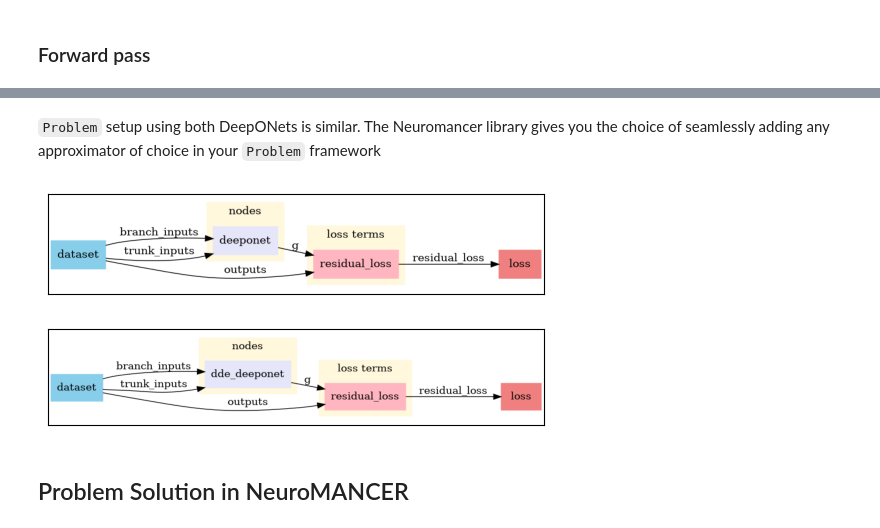
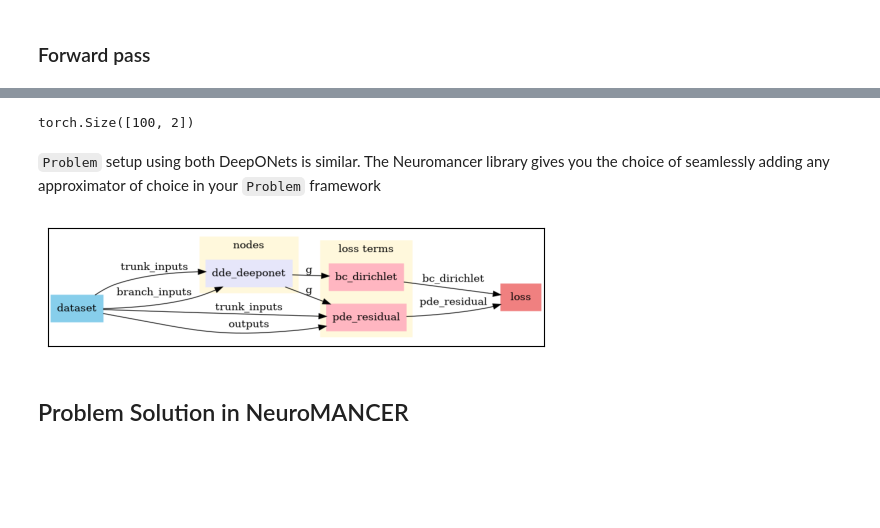
Before and after one commit to EladMichael/neuromancer, a Jupyter notebook: examples/neural_operators/Part_7_DeepONet_Poisson_aligned.ipynb, the cells around one changed output, grey strips where cells are left out. Saved outputs shown, nothing was run; the diff lists cells and outputs as text; code cells hidden in the pictures; blank space fills up the shorter version.

```diff
--- a/examples/neural_operators/Part_7_DeepONet_Poisson_aligned.ipynb
+++ b/examples/neural_operators/Part_7_DeepONet_Poisson_aligned.ipynb
@@ -427,0 +468,4 @@ loss = PenaltyLoss(objectives, constraints=[])
+# %%
+# Poisson residual: -u_xx - f = 0
+res_pde = (-u_xx - f)[:, num_bc:]  # keep PDE part
+print(res_pde({**net_out, **train_datadict.datadict}).shape)
@@ -428,15 +478,30 @@ loss = PenaltyLoss(objectives, constraints=[])
+# %%
+pde_loss = (res_pde == 0.0) ^ 2
+pde_loss.name = "pde_residual"
+# %%
+# BC loss on the dedicated BC slice
+u_bc = u[:, :num_bc]  # (B, 2)
+bc_loss = (u_bc == 0.0) ^ 2
+bc_loss.name = "bc_dirichlet"
+# %%
+print(u_bc({**net_out, **train_datadict.datadict}).shape)
+# %% [output]
+torch.Size([100, 2])
+# %%
+objectives = [pde_loss, bc_loss]
+
+loss = PenaltyLoss(objectives, constraints=[])
 # %% [markdown]
 `Problem` setup using both DeepONets is similar. The Neuromancer library gives you the choice of seamlessly adding any approximator of choice in your `Problem` framework
 # %%
-problem = Problem(nodes=[node_deeponet], loss=loss, grad_inference=True)
+problem = Problem(
+    nodes=[node_dde_deeponet],  # list of nodes (neural nets) to be optimized
+    loss=loss,  # physics-informed loss function
+    grad_inference=True,
+)  # argument for allowing computation of gradients at the inference time)
 problem.show()  # graphviz library needed for graph visualization
 # %% [output]
-[figure, old version]
+[figure, new version]
-# %%
-problem_dde = Problem(nodes=[node_dde_deeponet], loss=loss, grad_inference=True)
-problem_dde.show()  # graphviz library needed for graph visualization
-# %% [output]
-[figure, removed]
 # %% [markdown]
 ## Problem Solution in NeuroMANCER
 # %%
```
Also changed, not shown: parts of 31 cells of this notebook.
